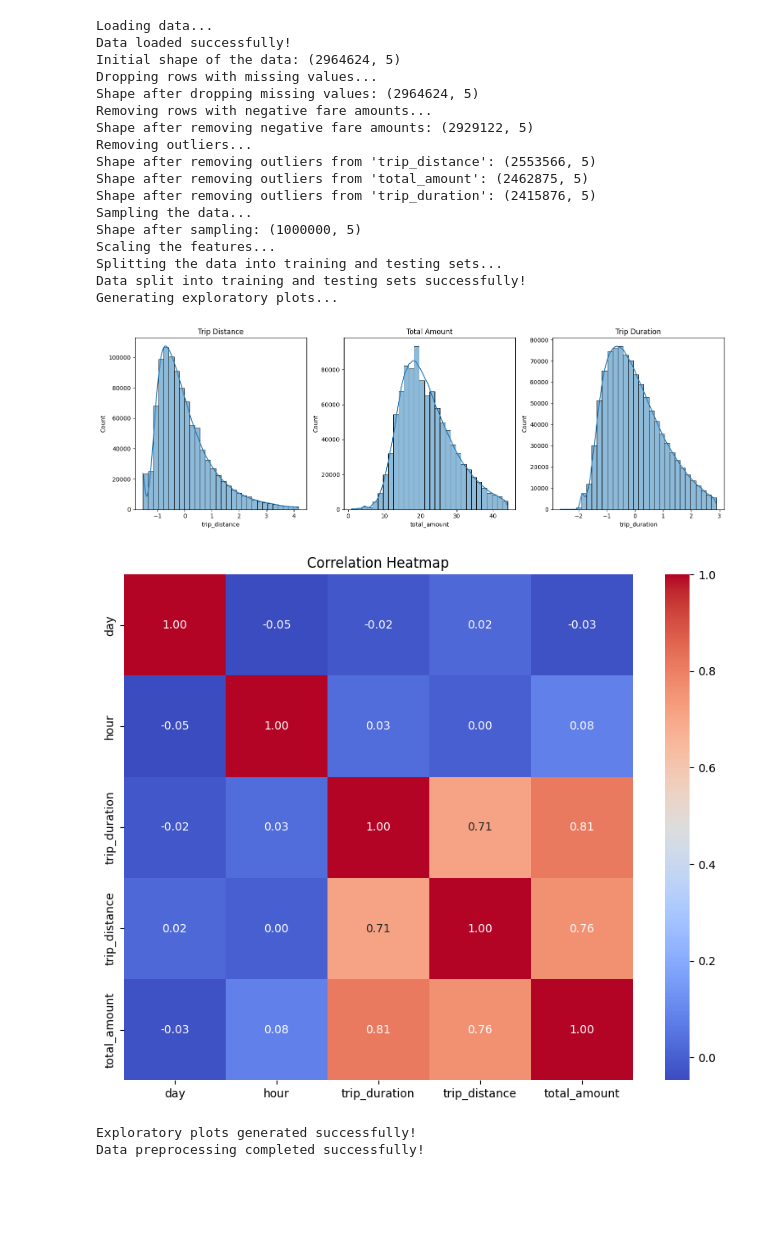
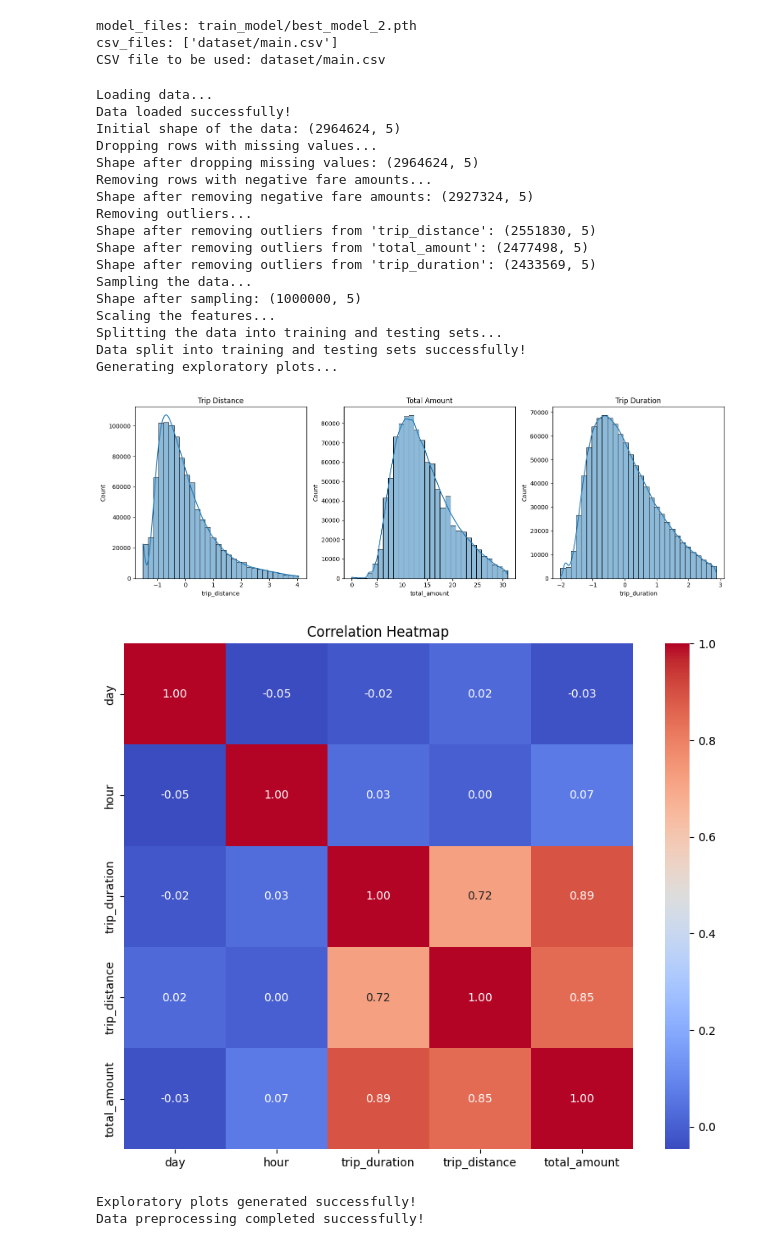
Before and after one commit to deep-zspace/NYC-taxi-Trip-Fare-Prediction, a Jupyter notebook: run_nn_data_1000k.ipynb, the cells around one changed output. Saved outputs shown, nothing was run; the diff lists cells and outputs as text; code cells hidden in the pictures; blank space fills up the shorter version.

Commit message:
new chnages to NN model and updated datasets

```diff
--- a/run_nn_data_1000k.ipynb
+++ b/run_nn_data_1000k.ipynb
@@ -4,47 +4,59 @@ import glob
 from main_nn import TaxiFarePredictorNN
 # %%
 dataset_directory = 'dataset/'
+model_directory = 'train_model/'
+
+model_files = os.path.join(model_directory, 'best_model_2.pth')
 csv_files = glob.glob(os.path.join(dataset_directory, 'main.csv'))
 
+print('model_files:', model_files)
+print('csv_files:', csv_files)
+
 if not csv_files:
-    print("No main.csv file found in the dataset directory.")
+    print("No CSV files found in the dataset directory.")
 else:
     csv_file_path = csv_files[0]
+    print("CSV file to be used:", csv_file_path)
+# %% [output]
+model_files: train_model/best_model_2.pth
+csv_files: ['dataset/main.csv']
+CSV file to be used: dataset/main.csv
 # %%
 predictor = TaxiFarePredictorNN(
     csv_file_path,
     n_samples=1_000_000,   # Number of samples to be used from the dataset for training
     batch_size=32,       # Batch size for training the neural network
-    epochs=1000,          # Number of epochs to train the model
-    learning_rate=0.001, # Learning rate for the optimizer
+    epochs=200,          # Number of epochs to train the model
+    learning_rate=0.0001, # Learning rate for the optimizer
     weight_decay=1e-5,   # Weight decay (L2 regularization) parameter to prevent overfitting
     patience=5,         # Number of epochs with no improvement after which training will be stopped (early stopping)
     factor=0.5,          # Factor by which the learning rate will be reduced if there is no improvement (learning rate scheduler)
     early_stopping=True,
-    early_stopping_patience = 100
+    early_stopping_patience = 15,
+    model_save_path=model_files
 )
 
 # Load and preprocess the data
-predictor.load_and_preprocess_data()
+X_train, y_train = predictor.load_and_preprocess_data()
 # %% [output]
 Loading data...
 Data loaded successfully!
 Initial shape of the data: (2964624, 5)
 Dropping rows with missing values...
 Shape after dropping missing values: (2964624, 5)
 Removing rows with negative fare amounts...
-Shape after removing negative fare amounts: (2929122, 5)
+Shape after removing negative fare amounts: (2927324, 5)
 Removing outliers...
-Shape after removing outliers from 'trip_distance': (2553566, 5)
-Shape after removing outliers from 'total_amount': (2462875, 5)
-Shape after removing outliers from 'trip_duration': (2415876, 5)
+Shape after removing outliers from 'trip_distance': (2551830, 5)
+Shape after removing outliers from 'total_amount': (2477498, 5)
+Shape after removing outliers from 'trip_duration': (2433569, 5)
 Sampling the data...
 Shape after sampling: (1000000, 5)
 Scaling the features...
 Splitting the data into training and testing sets...
 Data split into training and testing sets successfully!
 Generating exploratory plots...
-[figure, old version]
+[figure, new version]
 [figure]
 Exploratory plots generated successfully!
 Data preprocessing completed successfully!
```
Also changed, not shown: parts of 7 cells of this notebook, 10 other files.
